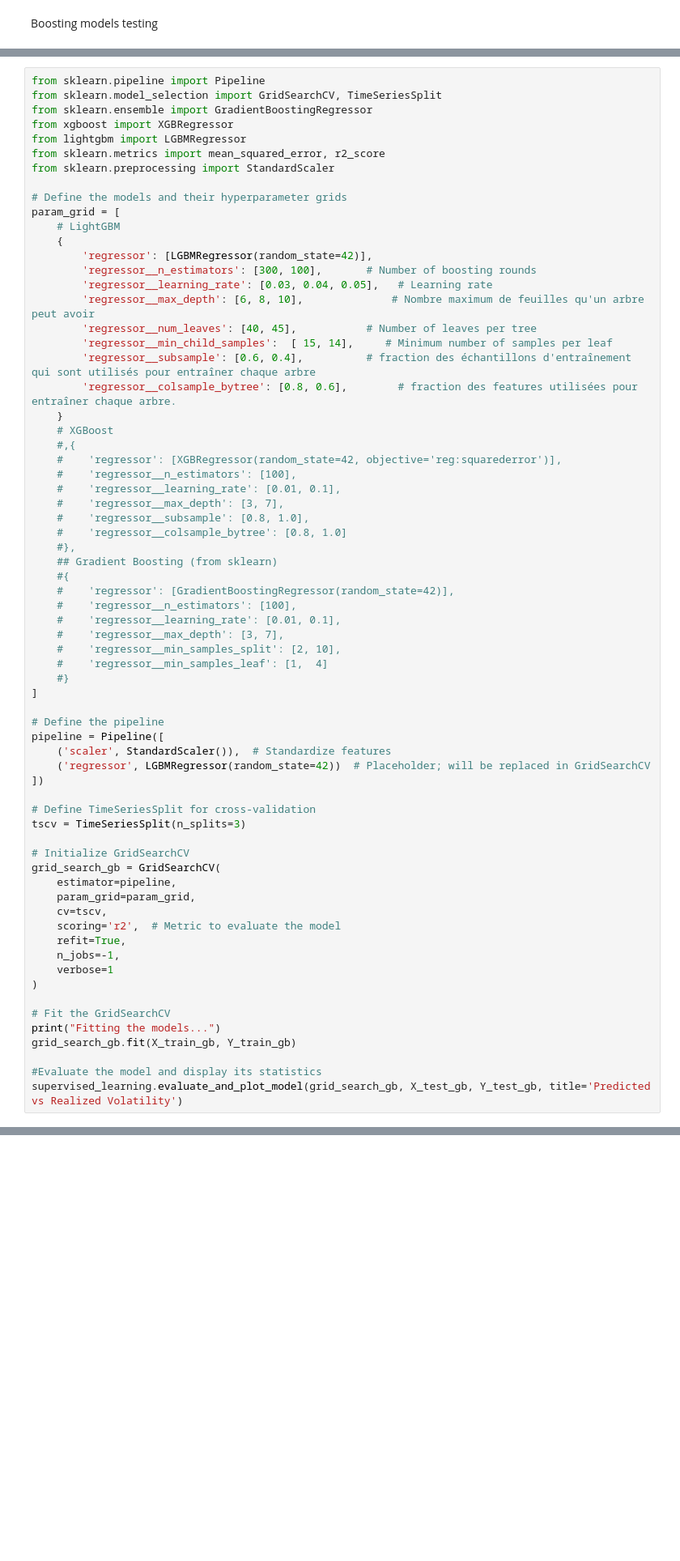
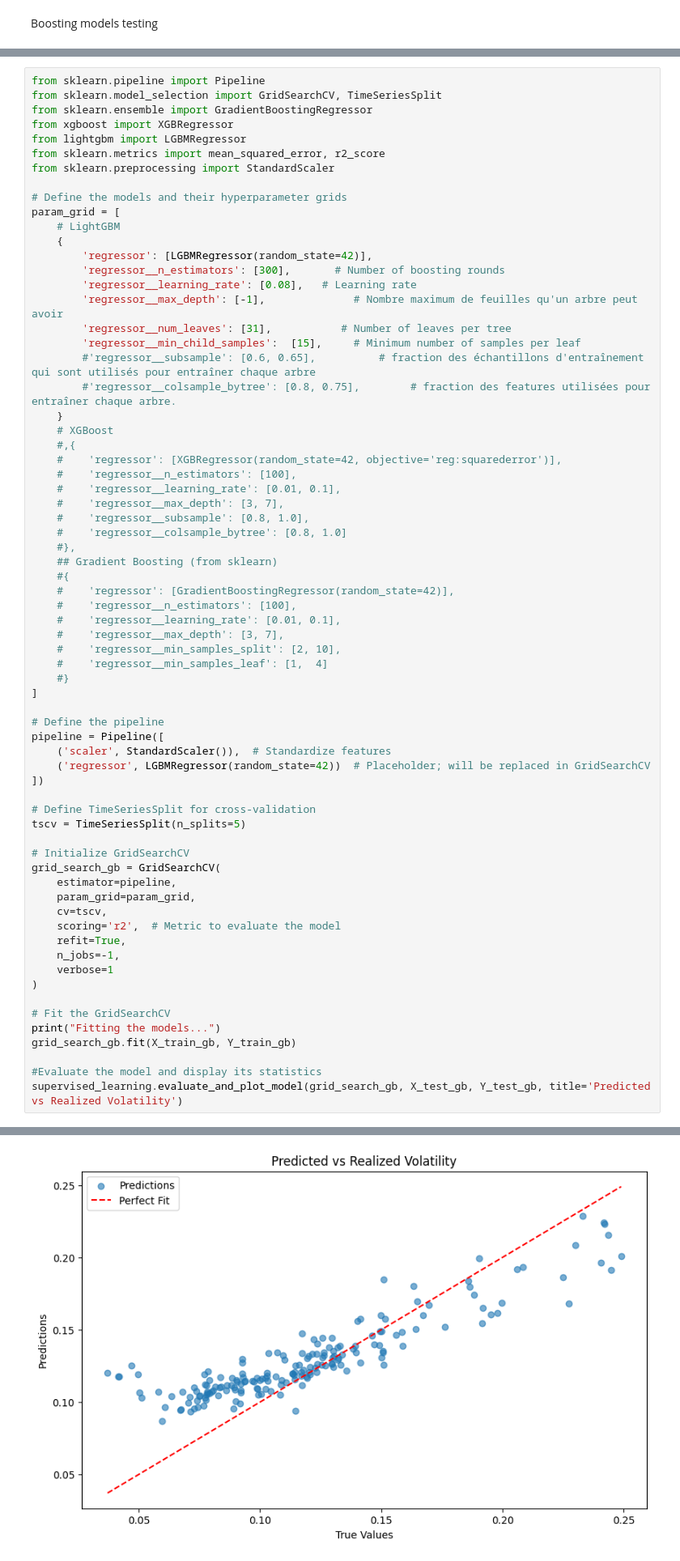
Before and after one commit to luc-polo/Features-Signatures-Volatility-Forcasting, a Jupyter notebook: main.ipynb, the cells around one changed output, grey strips where cells are left out. Shown at 81% size. Cells and saved outputs as stored; diff of their text form; blank space fills up the shorter version.

```diff
--- a/main.ipynb
+++ b/main.ipynb
@@ -464,13 +464,13 @@ param_grid = [
     # LightGBM
     {
         'regressor': [LGBMRegressor(random_state=42)],
-        'regressor__n_estimators': [300, 100],       # Number of boosting rounds
-        'regressor__learning_rate': [0.03, 0.04, 0.05],   # Learning rate
-        'regressor__max_depth': [6, 8, 10],              # Nombre maximum de feuilles qu'un arbre peut avoir
-        'regressor__num_leaves': [40, 45],           # Number of leaves per tree
-        'regressor__min_child_samples':  [ 15, 14],     # Minimum number of samples per leaf
-        'regressor__subsample': [0.6, 0.4],          # fraction des échantillons d'entraînement qui sont utilisés pour entraîner chaque arbre
-        'regressor__colsample_bytree': [0.8, 0.6],        # fraction des features utilisées pour entraîner chaque arbre.
+        'regressor__n_estimators': [300],       # Number of boosting rounds
+        'regressor__learning_rate': [0.08],   # Learning rate
+        'regressor__max_depth': [-1],              # Nombre maximum de feuilles qu'un arbre peut avoir
+        'regressor__num_leaves': [31],           # Number of leaves per tree
+        'regressor__min_child_samples':  [15],     # Minimum number of samples per leaf
+        #'regressor__subsample': [0.6, 0.65],          # fraction des échantillons d'entraînement qui sont utilisés pour entraîner chaque arbre
+        #'regressor__colsample_bytree': [0.8, 0.75],        # fraction des features utilisées pour entraîner chaque arbre.
     }
     # XGBoost
     #,{
@@ -499,7 +499,7 @@ pipeline = Pipeline([
 ])
 
 # Define TimeSeriesSplit for cross-validation
-tscv = TimeSeriesSplit(n_splits=3)
+tscv = TimeSeriesSplit(n_splits=5)
 
 # Initialize GridSearchCV
 grid_search_gb = GridSearchCV(
@@ -523,0 +535 @@ Fitting 3 folds for each of 288 candidates, totalling 864 fits
+[figure, added]
```
Also changed, not shown: parts of 1 cell of this notebook.
